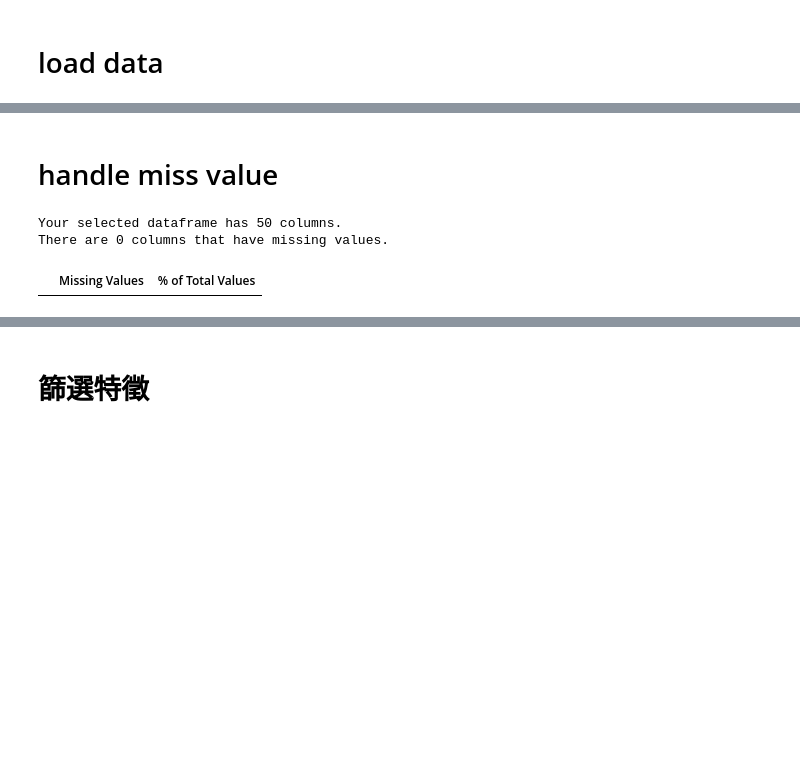
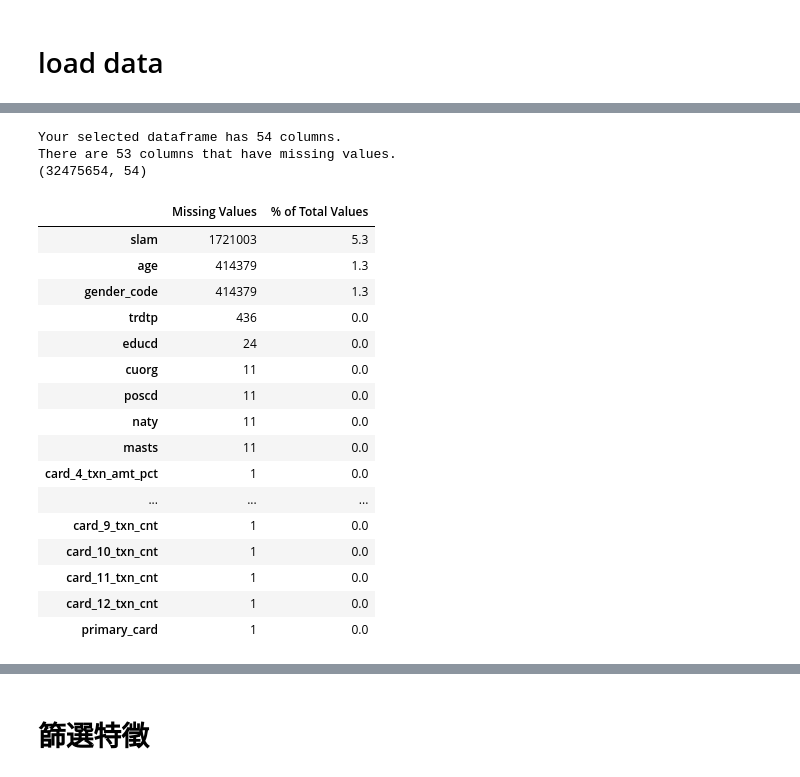
Before and after one commit to skywalker0803r/ESun2021WinterGame, a Jupyter notebook: notebook/資料預處理.ipynb, the cells around one changed output, grey strips where cells are left out. Drawn from its saved outputs; the diff is of its cells as text; code cells hidden in the pictures; blank space fills up the shorter version.

```diff
--- a/notebook/資料預處理.ipynb
+++ b/notebook/資料預處理.ipynb
@@ -75,10 +92,25 @@ There are 4 columns that have missing values.
-# %% [markdown]
-# handle miss value
-# %%
-df.dropna(axis=1,inplace=True)
-miss_table = missing_values_table(df)
-miss_table
-# %% [output]
-Your selected dataframe has 50 columns.
-There are 0 columns that have missing values.
-|  | Missing Values | % of Total Values |
+# %%
+train_miss = missing_values_table(train)
+print(train.shape)
+train_miss
+# %% [output]
+Your selected dataframe has 54 columns.
+There are 53 columns that have missing values.
+(32475654, 54)
+|  | Missing Values | % of Total Values |
+| slam | 1721003 | 5.3 |
+| age | 414379 | 1.3 |
+| gender_code | 414379 | 1.3 |
+| trdtp | 436 | 0.0 |
+| educd | 24 | 0.0 |
+| cuorg | 11 | 0.0 |
+| poscd | 11 | 0.0 |
+| naty | 11 | 0.0 |
+| masts | 11 | 0.0 |
+| card_4_txn_amt_pct | 1 | 0.0 |
+| ... | ... | ... |
+| card_9_txn_cnt | 1 | 0.0 |
+| card_10_txn_cnt | 1 | 0.0 |
+| card_11_txn_cnt | 1 | 0.0 |
+| card_12_txn_cnt | 1 | 0.0 |
+| primary_card | 1 | 0.0 |
```
Also changed, not shown: parts of 24 cells of this notebook, 3 other files.
